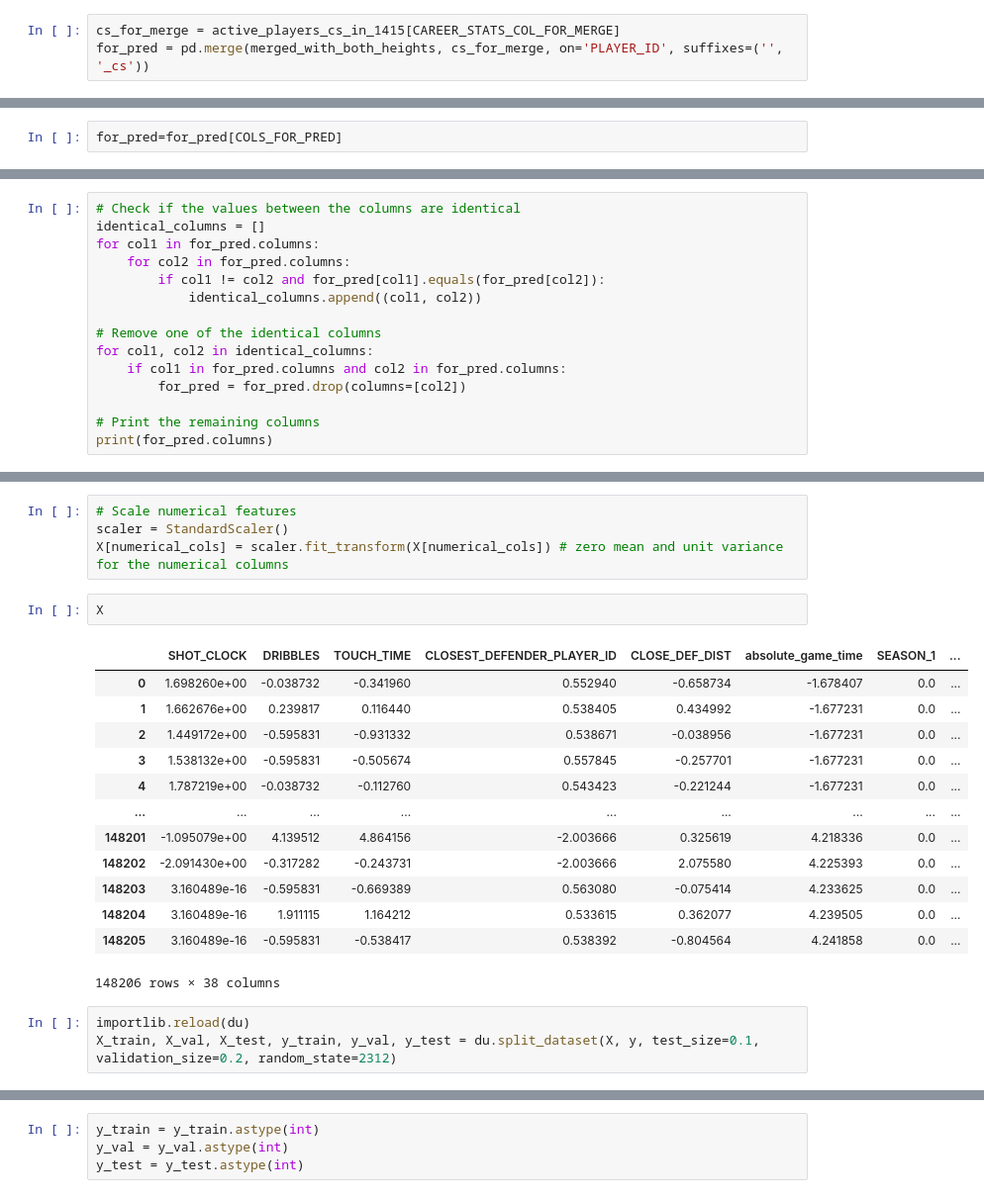
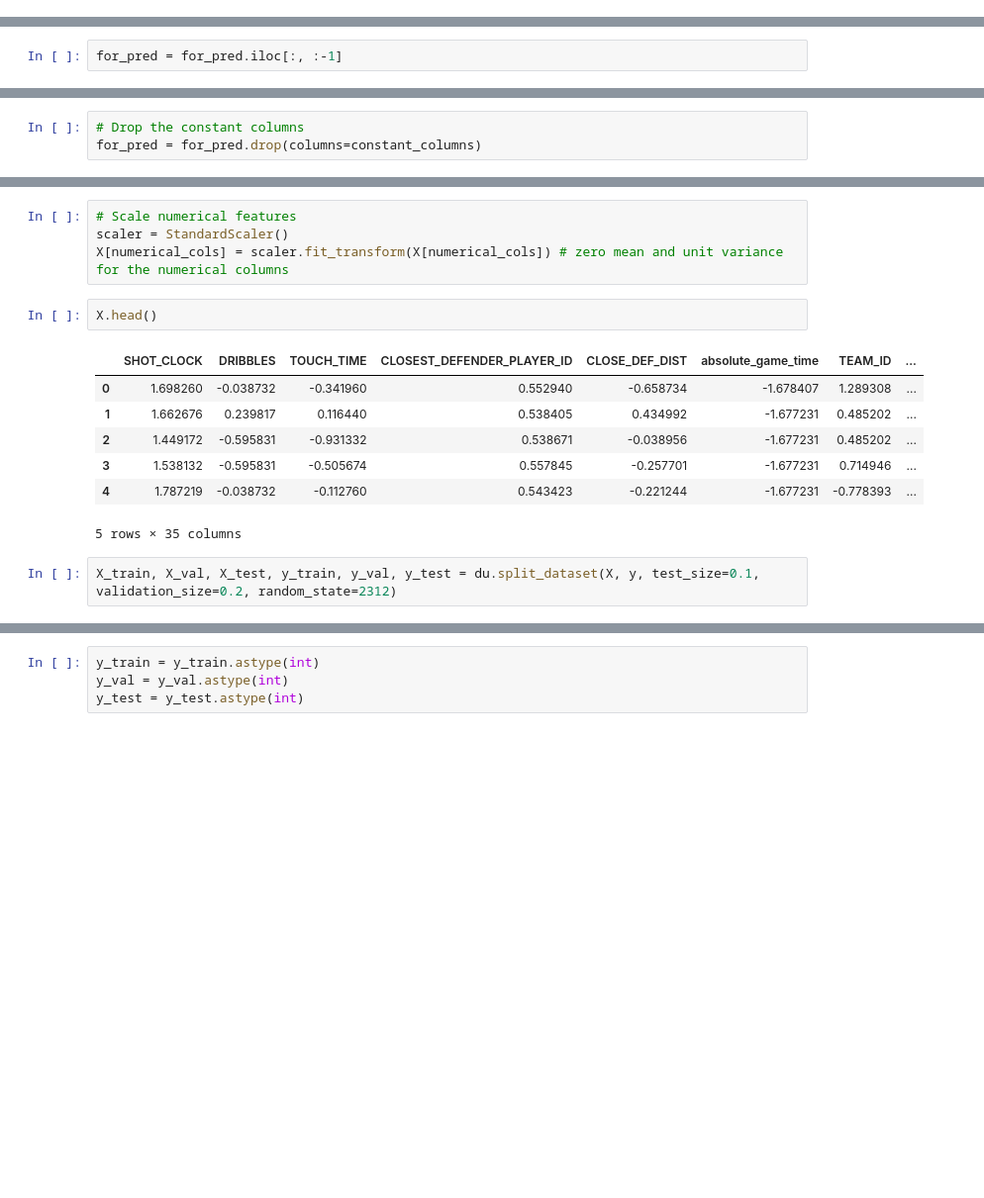
Before and after one commit to BigBabik/Shotpred, a Jupyter notebook: notebooks/dataworks.ipynb, the cells around one changed output, grey strips where cells are left out. Shown at 99% size. Saved outputs shown, nothing was run; the diff lists cells and outputs as text; blank space fills up the shorter version.

```diff
--- a/notebooks/dataworks.ipynb
+++ b/notebooks/dataworks.ipynb
@@ -192,3 +167,0 @@ Index(['PLAYER_ID', 'FGM', 'FGA', 'FG_PCT', 'FG3M', 'FG3A', 'FG3_PCT', 'FTM',
-# %%
-cs_for_merge = active_players_cs_in_1415[CAREER_STATS_COL_FOR_MERGE]
-for_pred = pd.merge(merged_with_both_heights, cs_for_merge, on='PLAYER_ID', suffixes=('', '_cs'))
@@ -197,3 +168,3 @@ for_pred = pd.merge(merged_with_both_heights, cs_for_merge, on='PLAYER_ID', suff
 # %%
-for_pred=for_pred[COLS_FOR_PRED]
+for_pred = for_pred.iloc[:, :-1]
 # %%
@@ -301,15 +252,0 @@ Number of columns named 'PLAYER_ID': 2
-# %%
-# Check if the values between the columns are identical
-identical_columns = []
-for col1 in for_pred.columns:
-    for col2 in for_pred.columns:
-        if col1 != col2 and for_pred[col1].equals(for_pred[col2]):
-            identical_columns.append((col1, col2))
-
-# Remove one of the identical columns
-for col1, col2 in identical_columns:
-    if col1 in for_pred.columns and col2 in for_pred.columns:
-        for_pred = for_pred.drop(columns=[col2])
-
-# Print the remaining columns
-print(for_pred.columns)
@@ -362 +260,4 @@ ValueError: The truth value of a Series is ambiguous. Use a.empty, a.bool(), a.i
+# %%
+# Drop the constant columns
+for_pred = for_pred.drop(columns=constant_columns)
 # %%
@@ -424,23 +318,16 @@ for col in categorical_cols:
 scaler = StandardScaler()
 X[numerical_cols] = scaler.fit_transform(X[numerical_cols]) # zero mean and unit variance for the numerical columns
 # %%
-X
+X.head()
 # %% [output]
-|  | SHOT_CLOCK | DRIBBLES | TOUCH_TIME | CLOSEST_DEFENDER_PLAYER_ID | CLOSE_DEF_DIST | absolute_game_time | SEASON_1 | ... |
-| 0 | 1.698260e+00 | -0.038732 | -0.341960 | 0.552940 | -0.658734 | -1.678407 | 0.0 | ... |
-| 1 | 1.662676e+00 | 0.239817 | 0.116440 | 0.538405 | 0.434992 | -1.677231 | 0.0 | ... |
-| 2 | 1.449172e+00 | -0.595831 | -0.931332 | 0.538671 | -0.038956 | -1.677231 | 0.0 | ... |
-| 3 | 1.538132e+00 | -0.595831 | -0.505674 | 0.557845 | -0.257701 | -1.677231 | 0.0 | ... |
-| 4 | 1.787219e+00 | -0.038732 | -0.112760 | 0.543423 | -0.221244 | -1.677231 | 0.0 | ... |
-| ... | ... | ... | ... | ... | ... | ... | ... | ... |
-| 148201 | -1.095079e+00 | 4.139512 | 4.864156 | -2.003666 | 0.325619 | 4.218336 | 0.0 | ... |
-| 148202 | -2.091430e+00 | -0.317282 | -0.243731 | -2.003666 | 2.075580 | 4.225393 | 0.0 | ... |
-| 148203 | 3.160489e-16 | -0.595831 | -0.669389 | 0.563080 | -0.075414 | 4.233625 | 0.0 | ... |
-| 148204 | 3.160489e-16 | 1.911115 | 1.164212 | 0.533615 | 0.362077 | 4.239505 | 0.0 | ... |
-| 148205 | 3.160489e-16 | -0.595831 | -0.538417 | 0.538392 | -0.804564 | 4.241858 | 0.0 | ... |
+|  | SHOT_CLOCK | DRIBBLES | TOUCH_TIME | CLOSEST_DEFENDER_PLAYER_ID | CLOSE_DEF_DIST | absolute_game_time | TEAM_ID | ... |
+| 0 | 1.698260 | -0.038732 | -0.341960 | 0.552940 | -0.658734 | -1.678407 | 1.289308 | ... |
+| 1 | 1.662676 | 0.239817 | 0.116440 | 0.538405 | 0.434992 | -1.677231 | 0.485202 | ... |
+| 2 | 1.449172 | -0.595831 | -0.931332 | 0.538671 | -0.038956 | -1.677231 | 0.485202 | ... |
+| 3 | 1.538132 | -0.595831 | -0.505674 | 0.557845 | -0.257701 | -1.677231 | 0.714946 | ... |
+| 4 | 1.787219 | -0.038732 | -0.112760 | 0.543423 | -0.221244 | -1.677231 | -0.778393 | ... |
-148206 rows × 38 columns
+5 rows × 35 columns
 # %%
-importlib.reload(du)
 X_train, X_val, X_test, y_train, y_val, y_test = du.split_dataset(X, y, test_size=0.1, validation_size=0.2, random_state=2312)
 # %%
 X_train.columns
```
Also changed, not shown: parts of 31 cells of this notebook.
